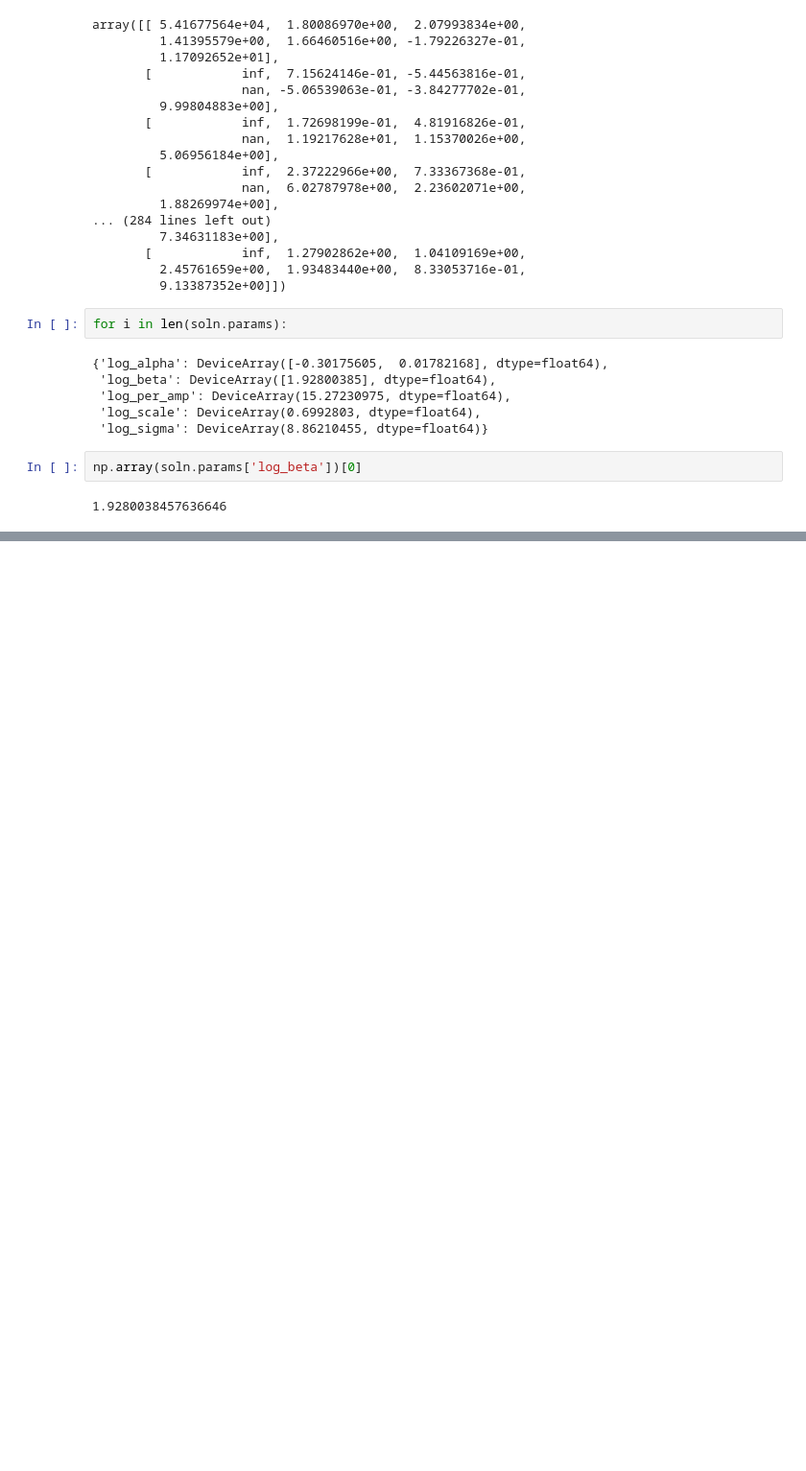
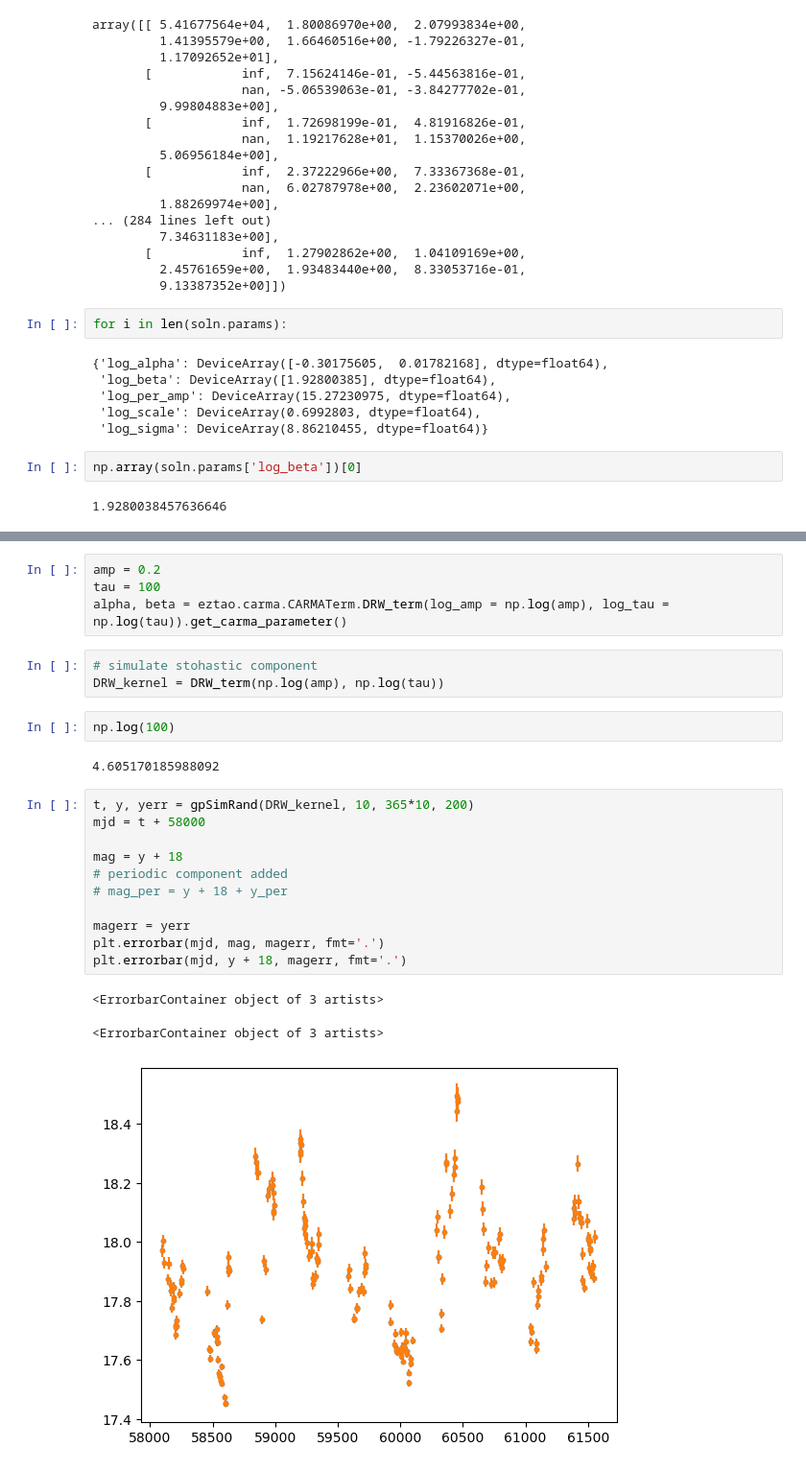
Before and after one commit to nevencaplar/epyc_notebooks, a Jupyter notebook: tiny_lsst2.ipynb, the cells around one changed output, grey strips where cells are left out. Shown at 96% size. Saved outputs shown, nothing was run; the diff lists cells and outputs as text; blank space fills up the shorter version.

```diff
--- a/tiny_lsst2.ipynb
+++ b/tiny_lsst2.ipynb
@@ -900,0 +1171,26 @@ np.array(soln.params['log_beta'])[0]
+# %%
+amp = 0.2
+tau = 100
+alpha, beta = eztao.carma.CARMATerm.DRW_term(log_amp = np.log(amp), log_tau = np.log(tau)).get_carma_parameter()
+# %%
+# simulate stohastic component
+DRW_kernel = DRW_term(np.log(amp), np.log(tau))
+# %%
+np.log(100)
+# %% [output]
+4.605170185988092
+# %%
+t, y, yerr = gpSimRand(DRW_kernel, 10, 365*10, 200)
+mjd = t + 58000
+
+mag = y + 18
+# periodic component added
+# mag_per = y + 18 + y_per
+
+magerr = yerr
+plt.errorbar(mjd, mag, magerr, fmt='.')
+plt.errorbar(mjd, y + 18, magerr, fmt='.')
+# %% [output]
+<ErrorbarContainer object of 3 artists>
+<ErrorbarContainer object of 3 artists>
+[figure, added]
```
Also changed, not shown: parts of 32 cells of this notebook, 4 other files.
